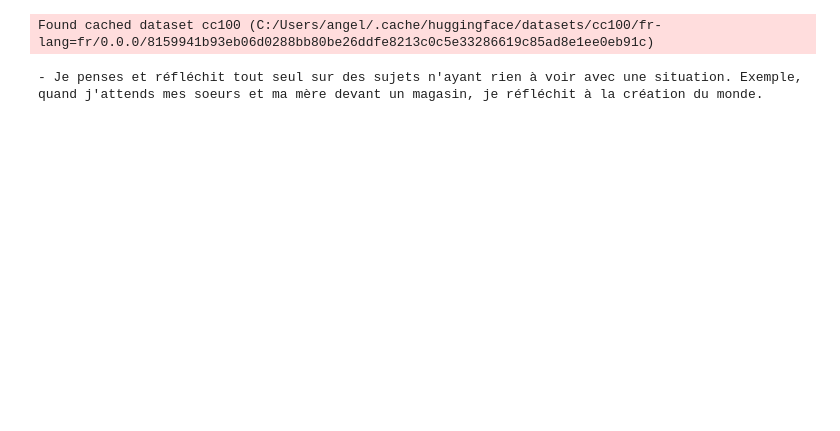
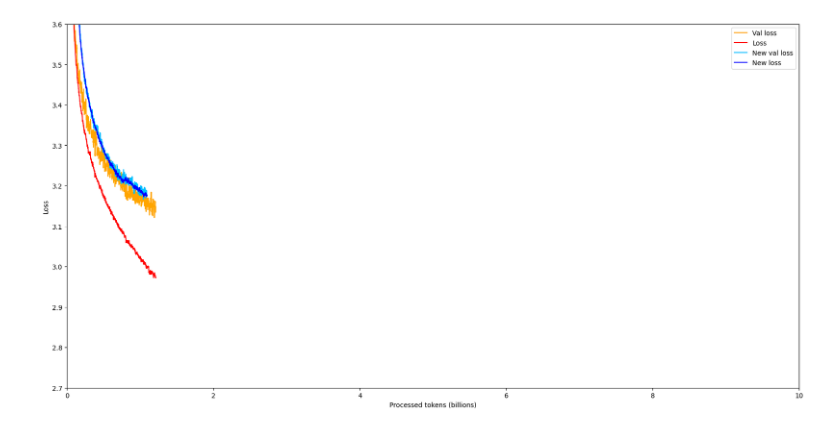
Before and after one commit to angeluriot/Language_model, a Jupyter notebook: tests.ipynb, the cells around one changed output. Drawn from its saved outputs; the diff is of its cells as text; code cells hidden in the pictures; blank space fills up the shorter version.

```diff
--- a/tests.ipynb
+++ b/tests.ipynb
@@ -199,12 +1,55 @@ print('New val loss:', np.min(new_logs['val_loss']), '(' + str(new_val_loss_slop
-# %%
-from datasets import load_dataset
-
-dataset = load_dataset('cc100', lang = 'fr', num_proc = 32)
-# %% [output]
-Found cached dataset cc100 (C:/Users/angel/.cache/huggingface/datasets/cc100/fr-lang=fr/0.0.0/8159941b93eb06d0288bb80be26ddfe8213c0c5e33286619c85ad8e1ee0eb91c)
-# %%
-dataset['train'][5]['text'] = 'boup'
-
-print(dataset['train'][5]['text'])
-# %% [output]
-- Je penses et réfléchit tout seul sur des sujets n'ayant rien à voir avec une situation. Exemple, quand j'attends mes soeurs et ma mère devant un magasin, je réfléchit à la création du monde.
+# %%
+import pickle
+import numpy as np
+import matplotlib.pyplot as plt
+
+logs = pickle.load(open('./bacup/gpt_64/logs.pkl', 'rb'))
+new_logs = pickle.load(open('./output/logs.pkl', 'rb'))
+
+x_loss = np.array(logs['tokens']) / 1e9
+y_loss = logs['loss']
+
+x_val_loss = np.array(logs['tokens']) / 1e9
+y_val_loss = logs['val_loss']
+
+x_new_loss = np.array(new_logs['tokens']) / 1e9
+y_new_loss = new_logs['loss']
+
+x_new_val_loss = np.array(new_logs['tokens']) / 1e9
+y_new_val_loss = new_logs['val_loss']
+
+window = 10
+
+x_loss = x_loss[window - 1:]
+y_loss = np.convolve(y_loss, np.ones(window), 'valid') / window
+
+x_val_loss = x_val_loss[window - 1:]
+y_val_loss = np.convolve(y_val_loss, np.ones(window), 'valid') / window
+
+x_new_loss = x_new_loss[window - 1:]
+y_new_loss = np.convolve(y_new_loss, np.ones(window), 'valid') / window
+
+x_new_val_loss = x_new_val_loss[window - 1:]
+y_new_val_loss = np.convolve(y_new_val_loss, np.ones(window), 'valid') / window
+
+plt.figure(figsize = (20, 10))
+
+plt.plot(x_val_loss, y_val_loss, label = 'Val loss', color = 'orange')
+plt.plot(x_loss, y_loss, label = 'Loss', color = 'red')
+
+plt.plot(x_new_val_loss, y_new_val_loss, label = 'New val loss', color = 'deepskyblue')
+plt.plot(x_new_loss, y_new_loss, label = 'New loss', color = 'blue')
+
+plt.ylim(2.7, 3.6)
+plt.xlim(0, 10)
+plt.legend()
+plt.ylabel('Loss')
+plt.xlabel('Processed tokens (billions)')
+plt.show()
+
+print(f'Loss: {np.min(logs["loss"]):.3f}')
+print(f'Val loss: {np.min(logs["val_loss"]):.3f}')
+print(f'New loss: {np.min(new_logs["loss"]):.3f}')
+print(f'New val loss: {np.min(new_logs["val_loss"]):.3f}')
+# %% [output]
+[figure, added]
```
Also changed, not shown: parts of 11 cells of this notebook, 20 other files.
